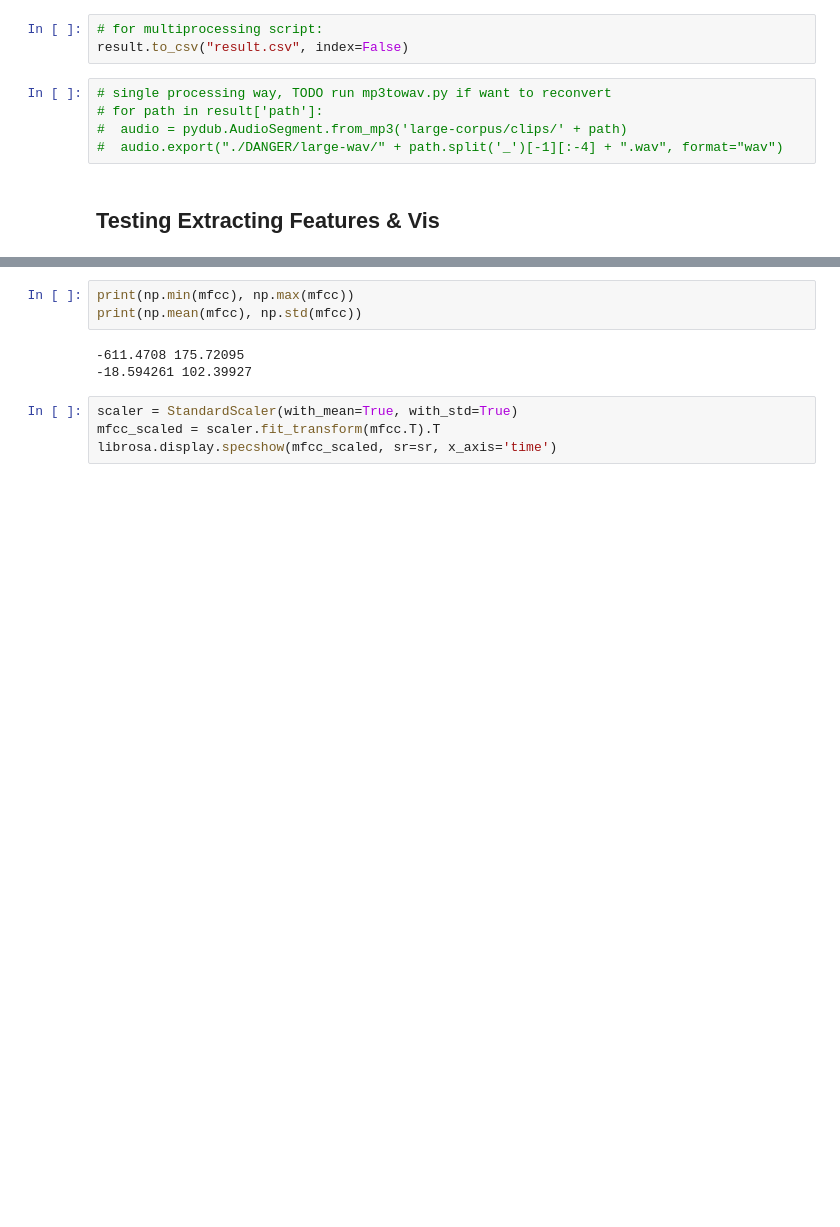
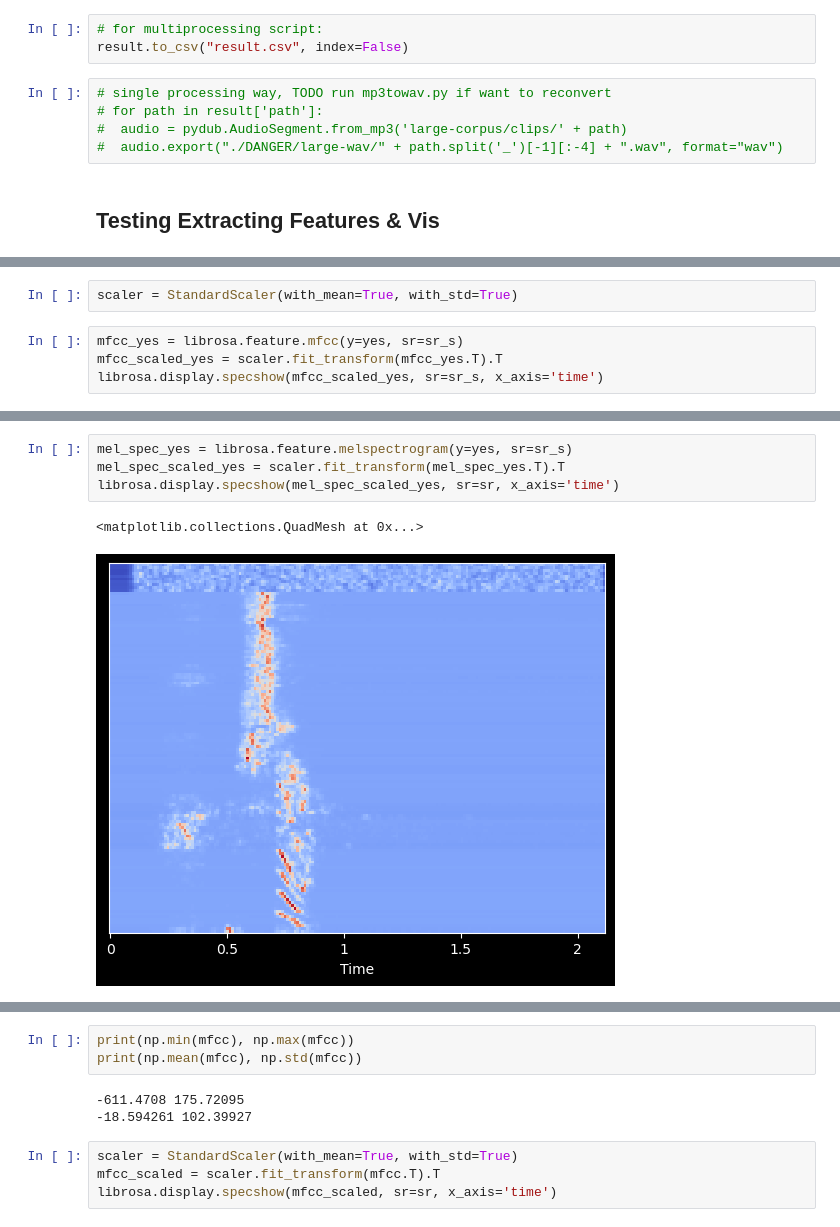
Before and after one commit to ConnorBar/audio, a Jupyter notebook: tone-recognition.ipynb, the cells around one changed output, grey strips where cells are left out. Cells and saved outputs as stored; diff of their text form; blank space fills up the shorter version.

```diff
--- a/tone-recognition.ipynb
+++ b/tone-recognition.ipynb
@@ -127,0 +130,6 @@ y, sr = librosa.load('./test/yes.wav', sr=None)
+# %%
+scaler = StandardScaler(with_mean=True, with_std=True)
+# %%
+mfcc_yes = librosa.feature.mfcc(y=yes, sr=sr_s)
+mfcc_scaled_yes = scaler.fit_transform(mfcc_yes.T).T
+librosa.display.specshow(mfcc_scaled_yes, sr=sr_s, x_axis='time')
@@ -128,3 +139,10 @@ y, sr = librosa.load('./test/yes.wav', sr=None)
+# %%
+mel_spec_yes = librosa.feature.melspectrogram(y=yes, sr=sr_s)
+mel_spec_scaled_yes = scaler.fit_transform(mel_spec_yes.T).T
+librosa.display.specshow(mel_spec_scaled_yes, sr=sr, x_axis='time')
+# %% [output]
+<matplotlib.collections.QuadMesh at 0x...>
+[figure, added]
 # %%
 mfcc = librosa.feature.mfcc(y=y, sr=sr)
 librosa.display.specshow(mfcc, sr=sr, x_axis='time')
```
Also changed, not shown: parts of 17 cells of this notebook, 10 other files.
